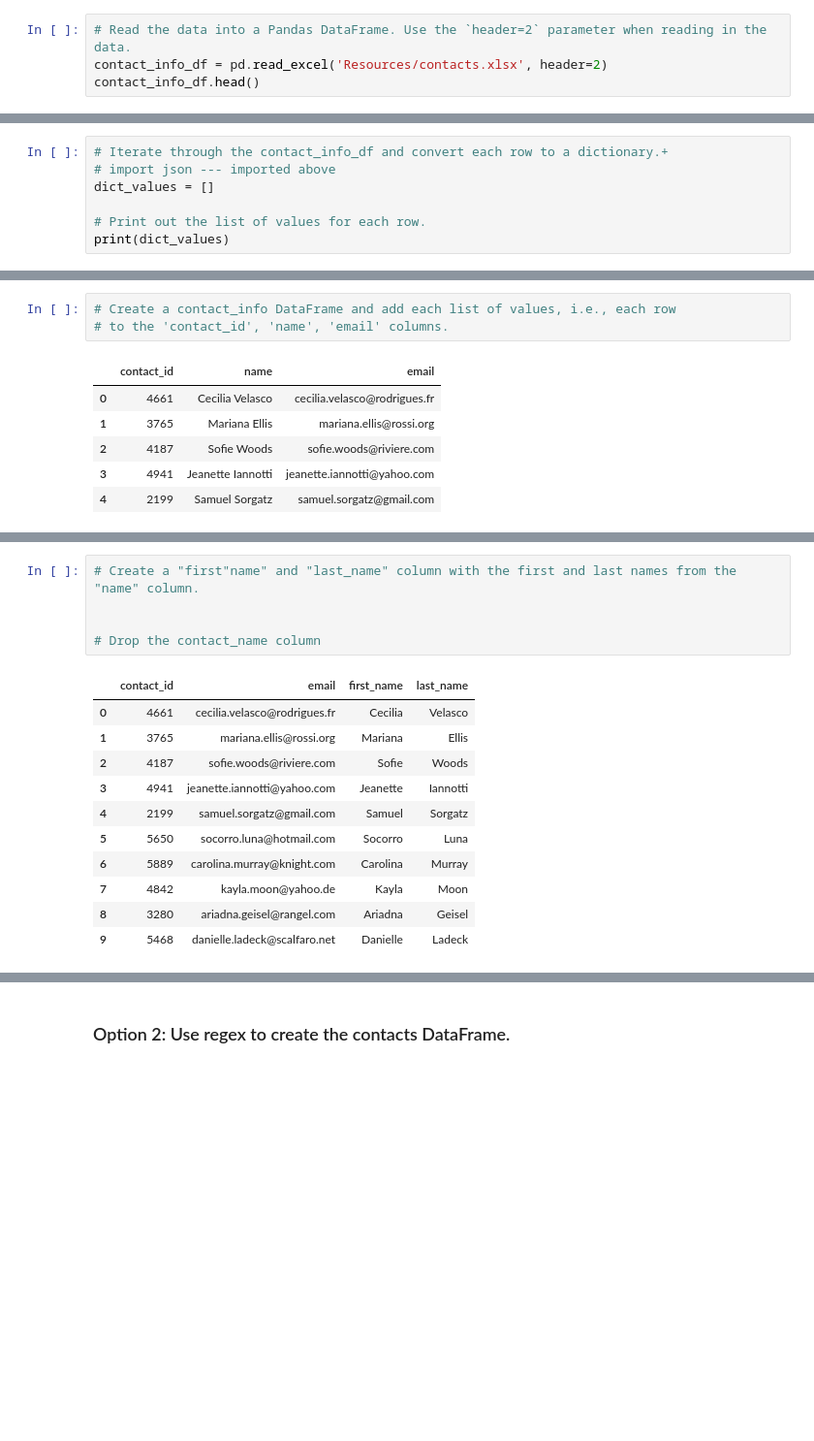
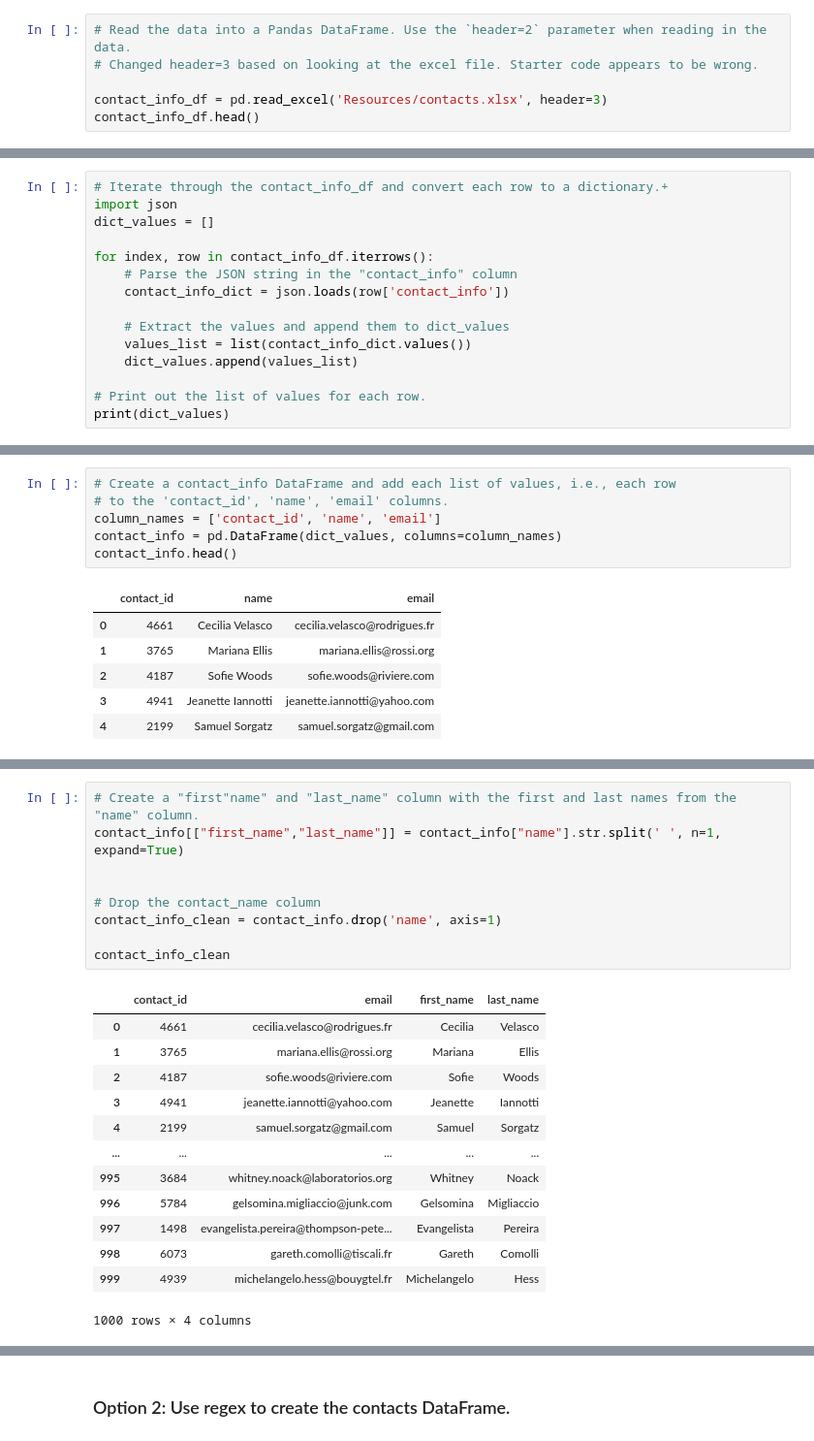
Before and after one commit to ericjjohnson2/Crowdfunding_ETL, a Jupyter notebook: ETL_Mini_Project_FMebrahtu_EJohnson.ipynb, the cells around one changed output, grey strips where cells are left out. Shown at 97% size. Drawn from its saved outputs; the diff is of its cells as text; blank space fills up the shorter version.

Commit message:
more data cleaning

```diff
--- a/ETL_Mini_Project_FMebrahtu_EJohnson.ipynb
+++ b/ETL_Mini_Project_FMebrahtu_EJohnson.ipynb
@@ -295,6 +296,8 @@ campaign_cleaned.to_csv("Resources/campaign.csv", index=False)
 ### Extract the contacts.xlsx Data.
 # %%
 # Read the data into a Pandas DataFrame. Use the `header=2` parameter when reading in the data.
-contact_info_df = pd.read_excel('Resources/contacts.xlsx', header=2)
+# Changed header=3 based on looking at the excel file. Starter code appears to be wrong.
+
+contact_info_df = pd.read_excel('Resources/contacts.xlsx', header=3)
 contact_info_df.head()
 # %% [output]
@@ -319,7 +327,15 @@ Then export the DataFrame as a `contacts.csv` CSV file.
 # %%
 # Iterate through the contact_info_df and convert each row to a dictionary.+
-# import json --- imported above
+import json
 dict_values = []
+
+for index, row in contact_info_df.iterrows():
+    # Parse the JSON string in the "contact_info" column
+    contact_info_dict = json.loads(row['contact_info'])
+
+    # Extract the values and append them to dict_values
+    values_list = list(contact_info_dict.values())
+    dict_values.append(values_list)
 
 # Print out the list of values for each row.
 print(dict_values)
@@ -328,6 +344,9 @@ print(dict_values)
 # %%
 # Create a contact_info DataFrame and add each list of values, i.e., each row
 # to the 'contact_id', 'name', 'email' columns.
+column_names = ['contact_id', 'name', 'email']
+contact_info = pd.DataFrame(dict_values, columns=column_names)
+contact_info.head()
 # %% [output]
 |  | contact_id | name | email |
 | 0 | 4661 | Cecilia Velasco | cecilia.velasco@rodrigues.fr |
@@ -350,20 +370,26 @@ dtypes: int64(1), object(2)
 memory usage: 23.6+ KB
 # %%
 # Create a "first"name" and "last_name" column with the first and last names from the "name" column.
+contact_info[["first_name","last_name"]] = contact_info["name"].str.split(' ', n=1, expand=True)
 
 
 # Drop the contact_name column
+contact_info_clean = contact_info.drop('name', axis=1)
+
+contact_info_clean
 # %% [output]
 |  | contact_id | email | first_name | last_name |
 | 0 | 4661 | cecilia.velasco@rodrigues.fr | Cecilia | Velasco |
 | 1 | 3765 | mariana.ellis@rossi.org | Mariana | Ellis |
 | 2 | 4187 | sofie.woods@riviere.com | Sofie | Woods |
 | 3 | 4941 | jeanette.iannotti@yahoo.com | Jeanette | Iannotti |
 | 4 | 2199 | samuel.sorgatz@gmail.com | Samuel | Sorgatz |
-| 5 | 5650 | socorro.luna@hotmail.com | Socorro | Luna |
-| 6 | 5889 | carolina.murray@knight.com | Carolina | Murray |
-| 7 | 4842 | kayla.moon@yahoo.de | Kayla | Moon |
-| 8 | 3280 | ariadna.geisel@rangel.com | Ariadna | Geisel |
-| 9 | 5468 | danielle.ladeck@scalfaro.net | Danielle | Ladeck |
+| ... | ... | ... | ... | ... |
+| 995 | 3684 | whitney.noack@laboratorios.org | Whitney | Noack |
+| 996 | 5784 | gelsomina.migliaccio@junk.com | Gelsomina | Migliaccio |
+| 997 | 1498 | evangelista.pereira@thompson-pete... | Evangelista | Pereira |
+| 998 | 6073 | gareth.comolli@tiscali.fr | Gareth | Comolli |
+| 999 | 4939 | michelangelo.hess@bouygtel.fr | Michelangelo | Hess |
+1000 rows × 4 columns
 # %%
 # Reorder the columns
```
Also changed, not shown: parts of 8 cells of this notebook, 3 other files.
